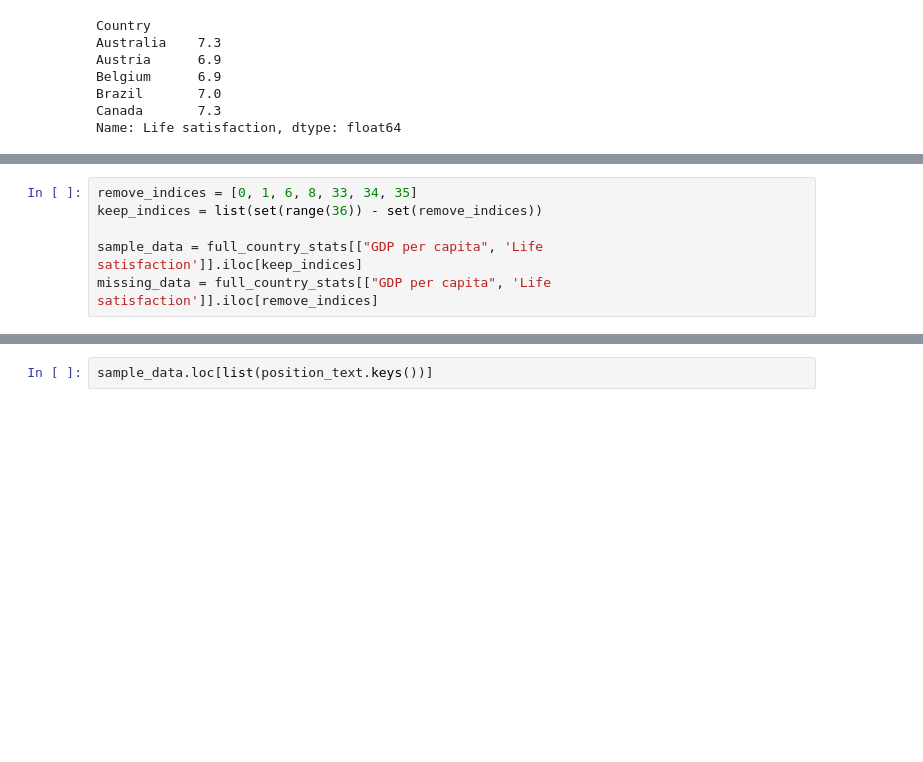
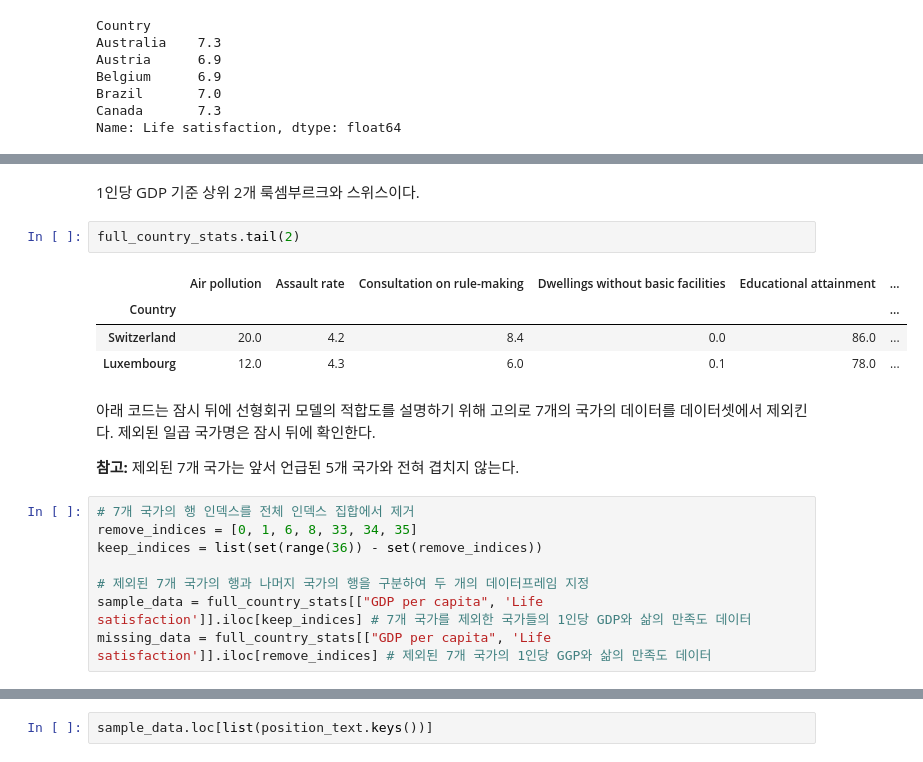
Before and after one commit to codingalzi/handson-ml2, a Jupyter notebook: notebooks/handson-ml-01.ipynb, the cells around one changed output, grey strips where cells are left out. Saved outputs shown, nothing was run; the diff lists cells and outputs as text; blank space fills up the shorter version.

```diff
--- a/notebooks/handson-ml-01.ipynb
+++ b/notebooks/handson-ml-01.ipynb
@@ -260,6 +192,23 @@ Name: United States, dtype: float64
+# %% [markdown]
+1인당 GDP 기준 상위 2개 룩셈부르크와 스위스이다.
+# %%
+full_country_stats.tail(2)
+# %% [output]
+|  | Air pollution | Assault rate | Consultation on rule-making | Dwellings without basic facilities | Educational attainment | ... |
+| Country |  |  |  |  |  | ... |
+| Switzerland | 20.0 | 4.2 | 8.4 | 0.0 | 86.0 | ... |
+| Luxembourg | 12.0 | 4.3 | 6.0 | 0.1 | 78.0 | ... |
+# %% [markdown]
+아래 코드는 잠시 뒤에 선형회귀 모델의 적합도를 설명하기 위해
+고의로 7개의 국가의 데이터를 데이터셋에서 제외킨다.
+제외된 일곱 국가명은 잠시 뒤에 확인한다.
+
+__참고:__ 제외된 7개 국가는 앞서 언급된 5개 국가와 전혀 겹치지 않는다.
 # %%
+# 7개 국가의 행 인덱스를 전체 인덱스 집합에서 제거
 remove_indices = [0, 1, 6, 8, 33, 34, 35]
 keep_indices = list(set(range(36)) - set(remove_indices))
 
-sample_data = full_country_stats[["GDP per capita", 'Life satisfaction']].iloc[keep_indices]
-missing_data = full_country_stats[["GDP per capita", 'Life satisfaction']].iloc[remove_indices]
+# 제외된 7개 국가의 행과 나머지 국가의 행을 구분하여 두 개의 데이터프레임 지정
+sample_data = full_country_stats[["GDP per capita", 'Life satisfaction']].iloc[keep_indices] # 7개 국가를 제외한 국가들의 1인당 GDP와 삶의 만족도 데이터
+missing_data = full_country_stats[["GDP per capita", 'Life satisfaction']].iloc[remove_indices] # 제외된 7개 국가의 1인당 GGP와 삶의 만족도 데이터
```
Also changed, not shown: parts of 114 cells of this notebook, 2 other files.
